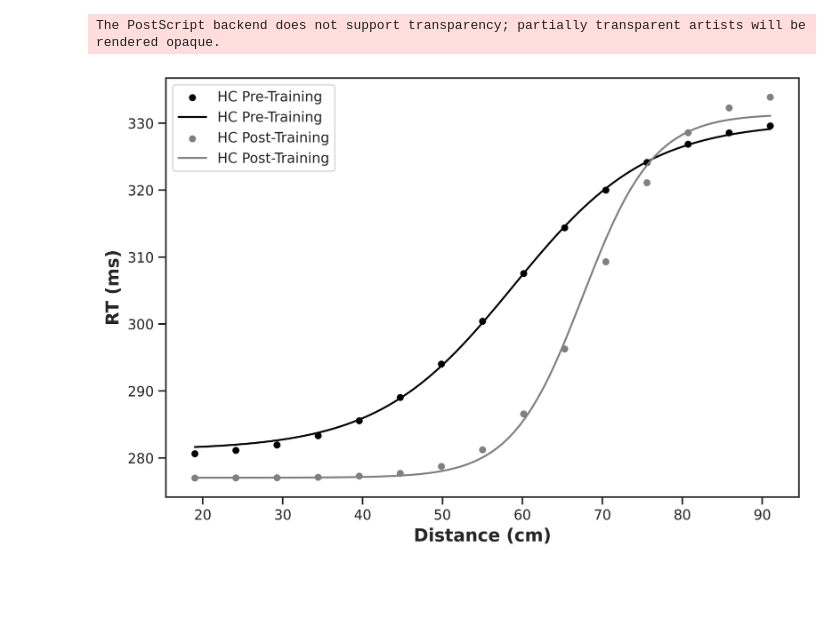
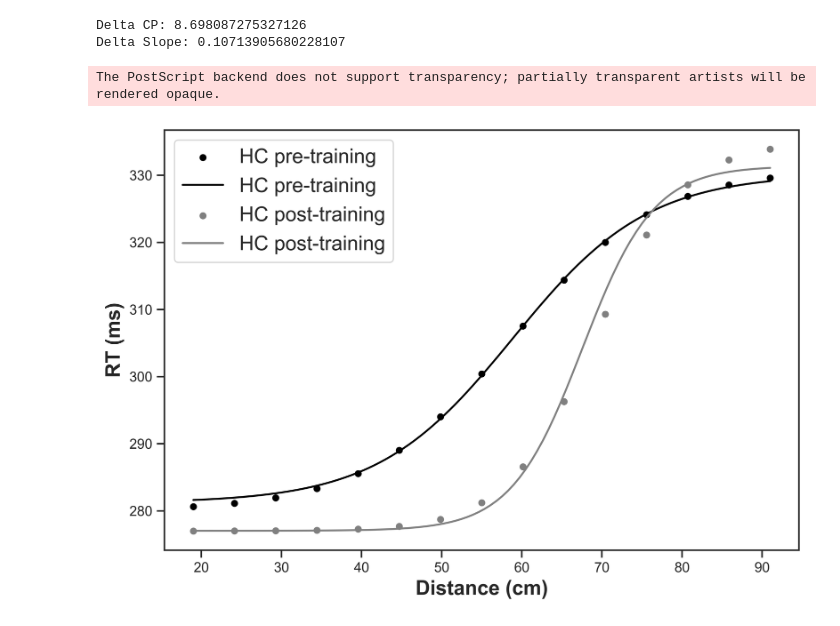
Before and after one commit to renatoparedes/SCZ_PPS_Expansion_Model, a Jupyter notebook: FIG3_Fitting_Plots.ipynb, the cells around one changed output. Drawn from its saved outputs; the diff is of its cells as text; code cells hidden in the pictures; blank space fills up the shorter version.

Commit message:
scz training model comparison

```diff
--- a/FIG3_Fitting_Plots.ipynb
+++ b/FIG3_Fitting_Plots.ipynb
@@ -269,6 +269,11 @@ hc_slope_post = 1 / 0.18  # negative
 HC_RTs_post = RTsig(a_distances, hc_cp_post, hc_slope_post)
 # %%
 ## Fitted model
+
+stim_counts = 10
+k_a = 5e-05
+k_v = 5e-05
+theta = 0.05
 
 rho_0, siagav_x, locav_x = 7.533e-03, 5.394e00, 3.271e01
 
@@ -361,30 +366,38 @@ HC_Model_RTs_pre_fit = RTsig(model_a_distances, HC_CP_Model_pre, HC_SLOPE_Model_
 ymin, ymax = np.min(HC_Model_RTs_post), np.max(HC_Model_RTs_post)
 HC_CP_Model_post, HC_SLOPE_Model_post = fitting(a_distances, HC_Model_RTs_post)
 HC_Model_RTs_post_fit = RTsig(model_a_distances, HC_CP_Model_post, HC_SLOPE_Model_post)
+# %%
+print("Delta CP:", HC_CP_Model_post - HC_CP_Model_pre)
+print("Delta Slope:", 1 / HC_SLOPE_Model_post - 1 / HC_SLOPE_Model_pre)
+# %% [output]
+Delta CP: 8.698087275327126
+Delta Slope: 0.10713905680228107
 # %%
 fig, axs = plt.subplots(1, 1, figsize=(9, 6), dpi=600)
 ax1 = plt.subplot(111)
 
-sns.scatterplot(x=a_distances, y=HC_RTs, label="HC Pre-Training", ax=ax1)
+sns.scatterplot(x=a_distances, y=HC_RTs, label="HC pre-training", ax=ax1)
 sns.lineplot(
     x=model_a_distances,
     y=HC_Model_RTs_pre_fit,
-    label="HC Pre-Training",
+    label="HC pre-training",
     ax=ax1,
 )
-sns.scatterplot(x=a_distances, y=HC_RTs_post, label="HC Post-Training", ax=ax1)
+sns.scatterplot(x=a_distances, y=HC_RTs_post, label="HC post-training", ax=ax1)
 
 sns.lineplot(
     x=model_a_distances,
     y=HC_Model_RTs_post_fit,
-    label="HC Post-Training",
+    label="HC post-training",
     ax=ax1,
 )
 
-ax1.set_xlabel("Distance (cm)")
-ax1.set_ylabel("RT (ms)")
+ax1.set_xlabel("Distance (cm)", size=16)
+ax1.set_ylabel("RT (ms)", size=16)
+
+ax1.legend(fontsize=16)
 
 fig.savefig("drafts/FIG0.eps", bbox_inches="tight", format="eps")
 # %% [output]
 The PostScript backend does not support transparency; partially transparent artists will be rendered opaque.
-[figure, old version]
+[figure, new version]
```
Also changed, not shown: parts of 1 cell of this notebook, 8 other files.
